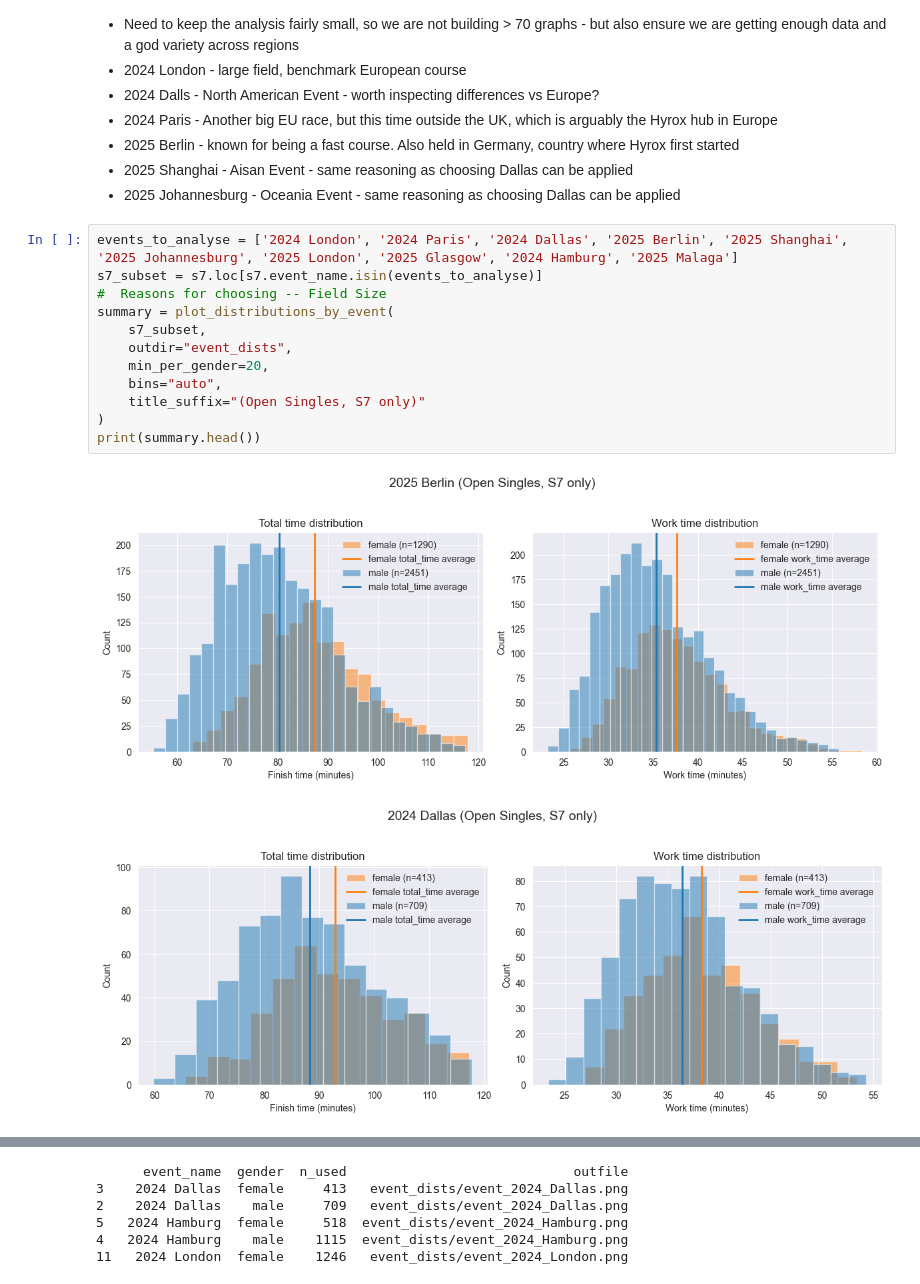
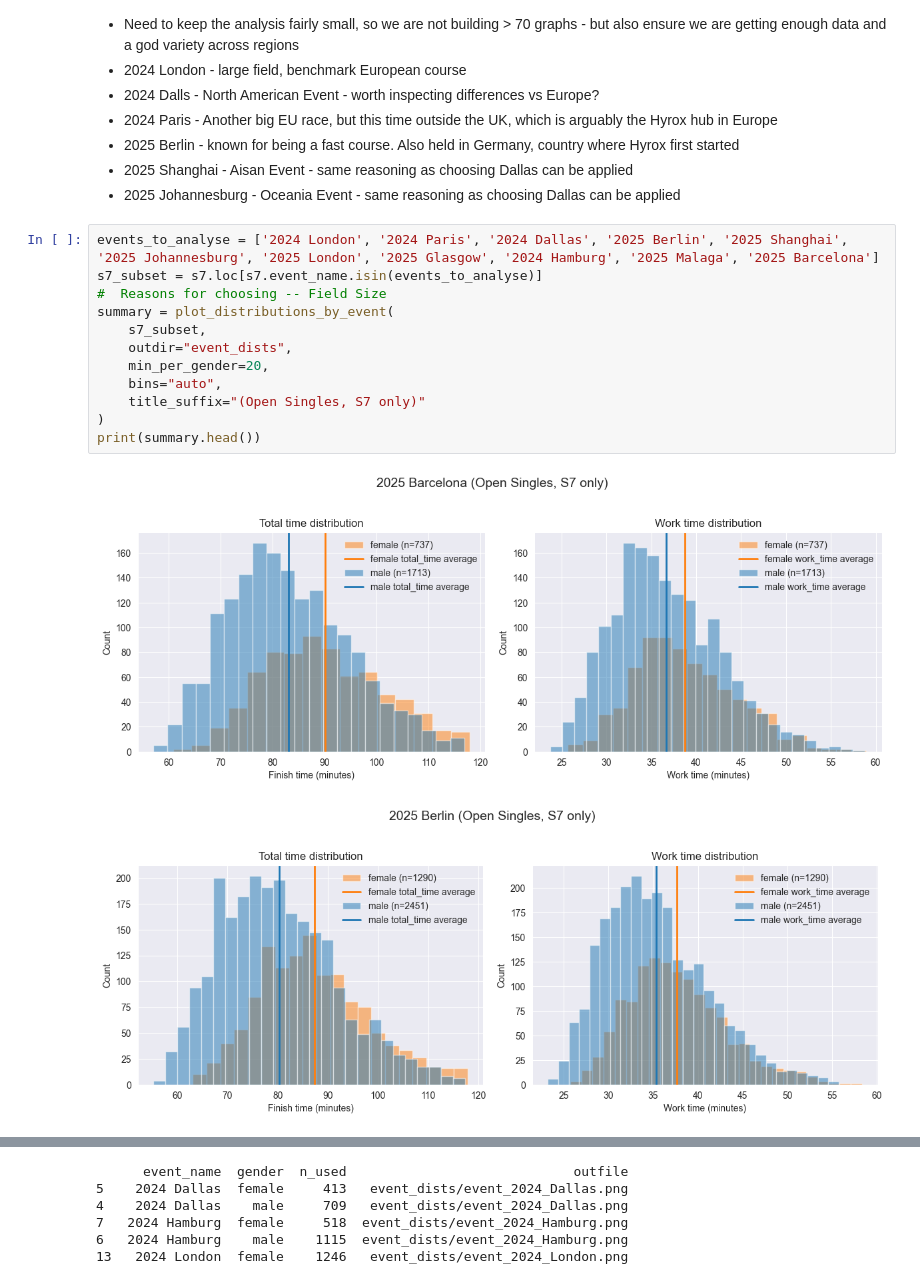
Before and after one commit to vmatei2/pyrox-client, a Jupyter notebook: example_notebooks/impact_of_race_locations.ipynb, the cells around one changed output, grey strips where cells are left out. Saved outputs shown, nothing was run; the diff lists cells and outputs as text.

```diff
--- a/example_notebooks/impact_of_race_locations.ipynb
+++ b/example_notebooks/impact_of_race_locations.ipynb
@@ -220,17 +220,17 @@ Below, choosing a mix of events
 - 2025 Shanghai - Aisan Event - same reasoning as choosing Dallas can be applied
 - 2025 Johannesburg - Oceania Event - same reasoning as choosing Dallas can be applied
 # %%
-events_to_analyse = ['2024 London', '2024 Paris', '2024 Dallas', '2025 Berlin', '2025 Shanghai', '2025 Johannesburg', '2025 London', '2025 Glasgow', '2024 Hamburg', '2025 Malaga']
+events_to_analyse = ['2024 London', '2024 Paris', '2024 Dallas', '2025 Berlin', '2025 Shanghai', '2025 Johannesburg', '2025 London', '2025 Glasgow', '2024 Hamburg', '2025 Malaga', '2025 Barcelona']
 s7_subset = s7.loc[s7.event_name.isin(events_to_analyse)]
 #  Reasons for choosing -- Field Size
 summary = plot_distributions_by_event(
     s7_subset,
     outdir="event_dists",
     min_per_gender=20,
     bins="auto",
     title_suffix="(Open Singles, S7 only)"
 )
 print(summary.head())
 # %% [output]
-[figure, old version]
+[figure, new version]
-[figure, old version]
+[figure, new version]
@@ -244,6 +245,6 @@ print(summary.head())
       event_name  gender  n_used                             outfile
-3    2024 Dallas  female     413   event_dists/event_2024_Dallas.png
-2    2024 Dallas    male     709   event_dists/event_2024_Dallas.png
-5   2024 Hamburg  female     518  event_dists/event_2024_Hamburg.png
-4   2024 Hamburg    male    1115  event_dists/event_2024_Hamburg.png
-11   2024 London  female    1246   event_dists/event_2024_London.png
+5    2024 Dallas  female     413   event_dists/event_2024_Dallas.png
+4    2024 Dallas    male     709   event_dists/event_2024_Dallas.png
+7   2024 Hamburg  female     518  event_dists/event_2024_Hamburg.png
+6   2024 Hamburg    male    1115  event_dists/event_2024_Hamburg.png
+13   2024 London  female    1246   event_dists/event_2024_London.png
```
Also changed, not shown: parts of 8 cells of this notebook, 2 other files.
